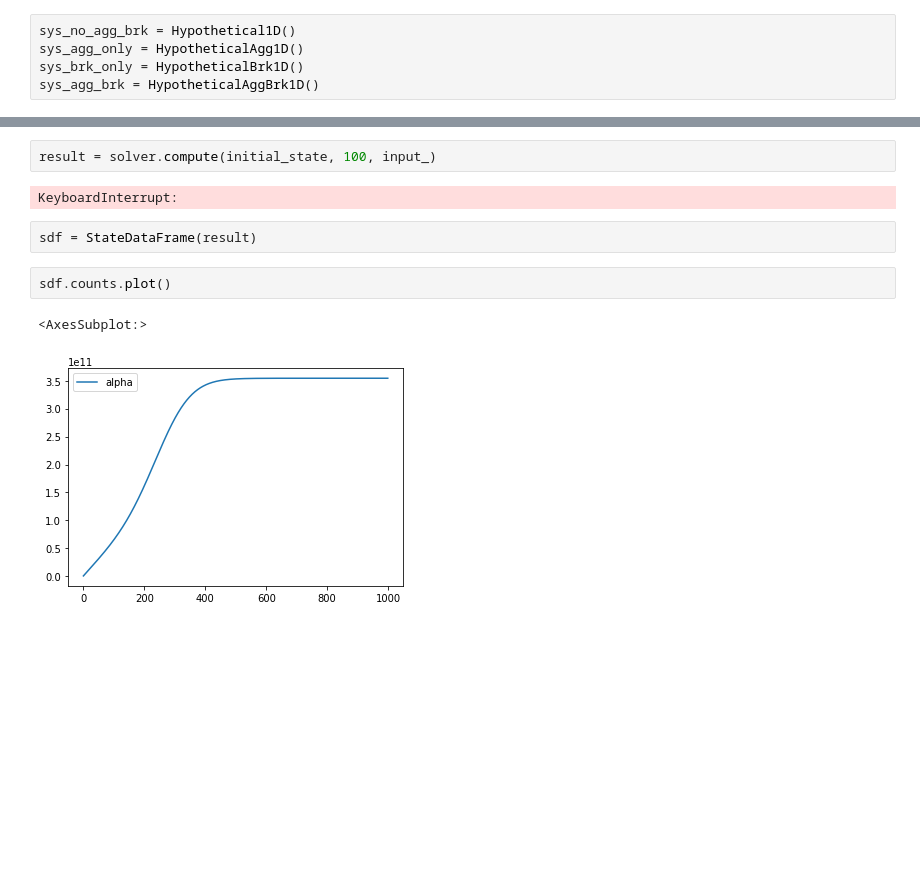
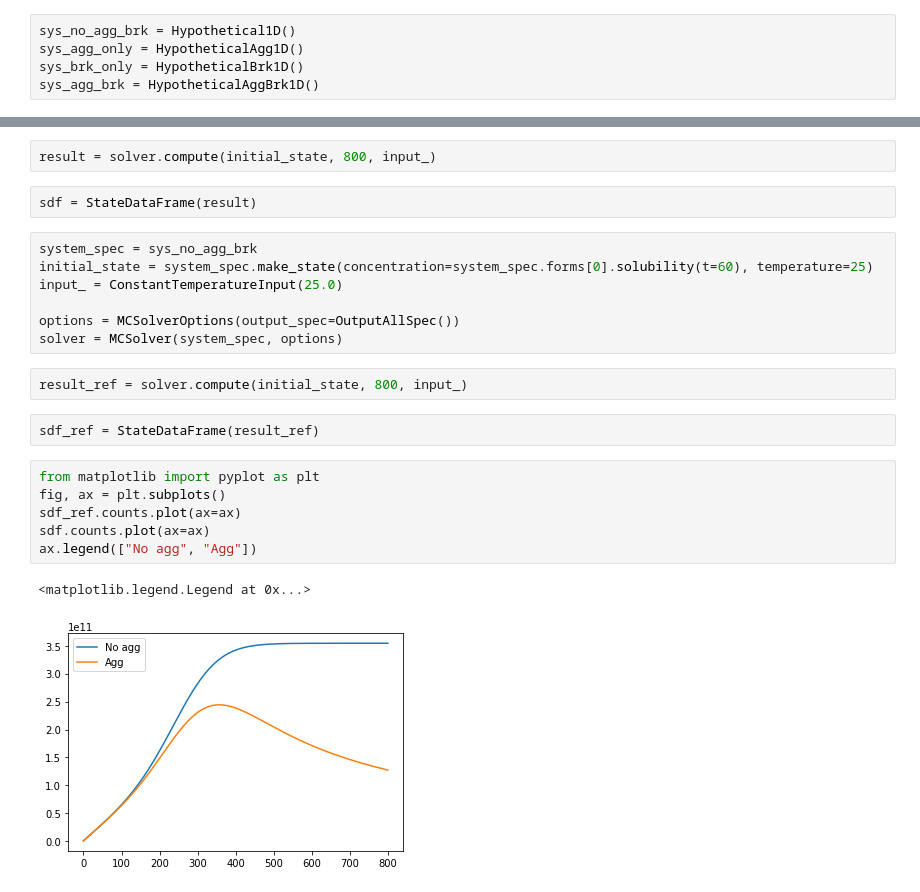
Before and after one commit to wuyuanyi135/crm, a Jupyter notebook: examples/agg_brk.ipynb, the cells around one changed output, grey strips where cells are left out. Saved outputs shown, nothing was run; the diff lists cells and outputs as text; blank space fills up the shorter version.

```diff
--- a/examples/agg_brk.ipynb
+++ b/examples/agg_brk.ipynb
@@ -26,12 +28,25 @@ options = MCSolverOptions(output_spec=OutputAllSpec())
 solver = MCSolver(system_spec, options)
 # %%
-result = solver.compute(initial_state, 100, input_)
+result = solver.compute(initial_state, 800, input_)
-# %% [output]
-KeyboardInterrupt:
 # %%
 sdf = StateDataFrame(result)
-# %%
-sdf.counts.plot()
-# %% [output]
-<AxesSubplot:>
-[figure, removed]
+# %%
+system_spec = sys_no_agg_brk
+initial_state = system_spec.make_state(concentration=system_spec.forms[0].solubility(t=60), temperature=25)
+input_ = ConstantTemperatureInput(25.0)
+
+options = MCSolverOptions(output_spec=OutputAllSpec())
+solver = MCSolver(system_spec, options)
+# %%
+result_ref = solver.compute(initial_state, 800, input_)
+# %%
+sdf_ref = StateDataFrame(result_ref)
+# %%
+from matplotlib import pyplot as plt
+fig, ax = plt.subplots()
+sdf_ref.counts.plot(ax=ax)
+sdf.counts.plot(ax=ax)
+ax.legend(["No agg", "Agg"])
+# %% [output]
+<matplotlib.legend.Legend at 0x...>
+[figure, added]
```
Also changed, not shown: parts of 7 cells of this notebook, 10 other files.
